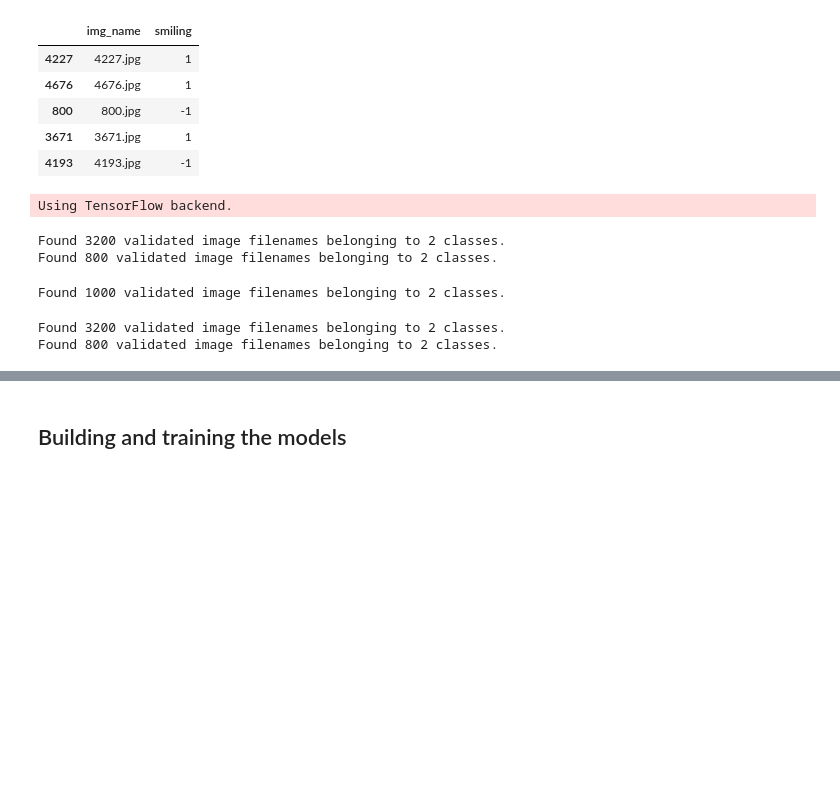
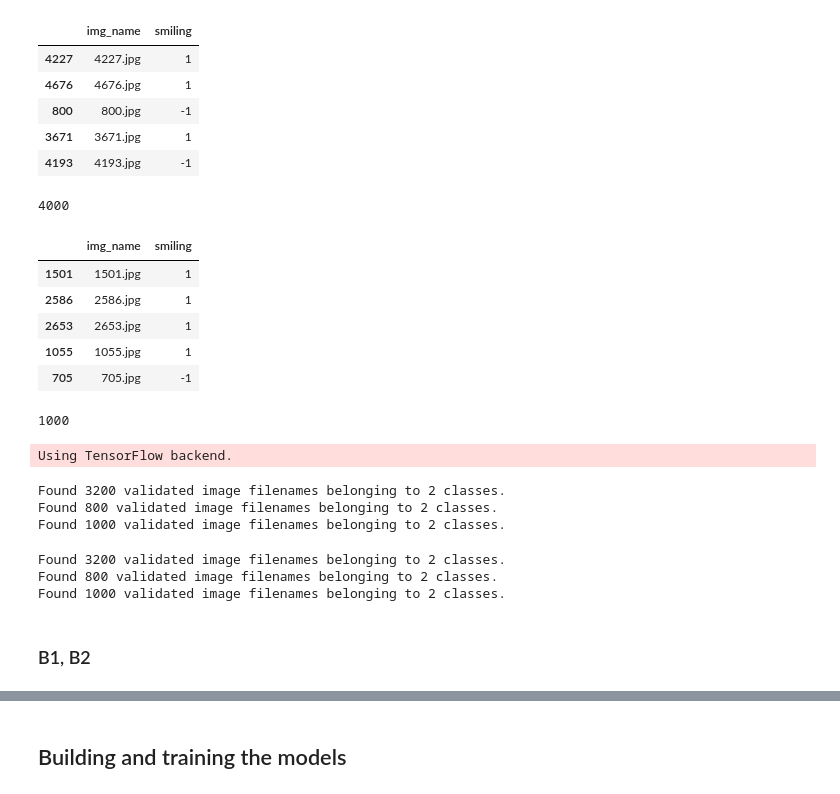
Before and after one commit to raphaelfloresca/AMLS, a Jupyter notebook: Colab Notebooks/AMLS final project (Keras).ipynb, the cells around one changed output, grey strips where cells are left out. Cells and saved outputs as stored; diff of their text form; code cells hidden in the pictures; blank space fills up the shorter version.

```diff
--- a/Colab Notebooks/AMLS final project (Keras).ipynb
+++ b/Colab Notebooks/AMLS final project (Keras).ipynb
@@ -178,3 +189,20 @@ get_size_statistics("img/", len(df))
+# %%
+print(len(smiling_train))
+# %% [output]
+4000
+# %%
+smiling_test.head()
+# %% [output]
+|  | img_name | smiling |
+| 1501 | 1501.jpg | 1 |
+| 2586 | 2586.jpg | 1 |
+| 2653 | 2653.jpg | 1 |
+| 1055 | 1055.jpg | 1 |
+| 705 | 705.jpg | -1 |
+# %%
+print(len(smiling_test))
+# %% [output]
+1000
 # %%
 # We now create two ImageDataGenerator objects for the gender dataset:
 # one for training, the other for validation
@@ -210,21 +238,20 @@ gender_val_gen = datagen.flow_from_dataframe(
     batch_size=32,
     subset="validation"
     )
+
+# We generate an image-label pair for the gender test set as follows
+# We set batch_size = size of test set
+gender_test_gen = datagen.flow_from_dataframe(
+    dataframe=gender_test,
+    directory="img/",
+    x_col="img_name",
+    y_col="gender",
+    class_mode="sparse",
+    target_size=(218,178),
+    batch_size=len(gender_test)
+    )
 # %% [output]
 Using TensorFlow backend.
 Found 3200 validated image filenames belonging to 2 classes.
 Found 800 validated image filenames belonging to 2 classes.
+Found 1000 validated image filenames belonging to 2 classes.
-# %%
-# We generate an image-label pair for the gender test set as follows
-# We set batch_size = size of test set
-gender_test_gen = datagen.flow_from_dataframe(
-    dataframe=gender_test,
-    directory="img/",
-    x_col="img_name",
-    y_col="gender",
-    class_mode="sparse",
-    target_size=(218,178),
-    batch_size=1000
-    )
-# %% [output]
-Found 1000 validated image filenames belonging to 2 classes.
@@ -267,6 +289,21 @@ smiling_val_gen = datagen.flow_from_dataframe(
     batch_size=32,
     subset="validation"
     )
+
+# We generate an image-label pair for the gender test set as follows
+# We set batch_size = size of test set
+smiling_test_gen = datagen.flow_from_dataframe(
+    dataframe=smiling_test,
+    directory="img/",
+    x_col="img_name",
+    y_col="smiling",
+    class_mode="sparse",
+    target_size=(218,178),
+    batch_size=len(smiling_test)
+    )
 # %% [output]
 Found 3200 validated image filenames belonging to 2 classes.
 Found 800 validated image filenames belonging to 2 classes.
+Found 1000 validated image filenames belonging to 2 classes.
+# %% [markdown]
+### B1, B2
```
Also changed, not shown: parts of 55 cells of this notebook, 28 other files.
